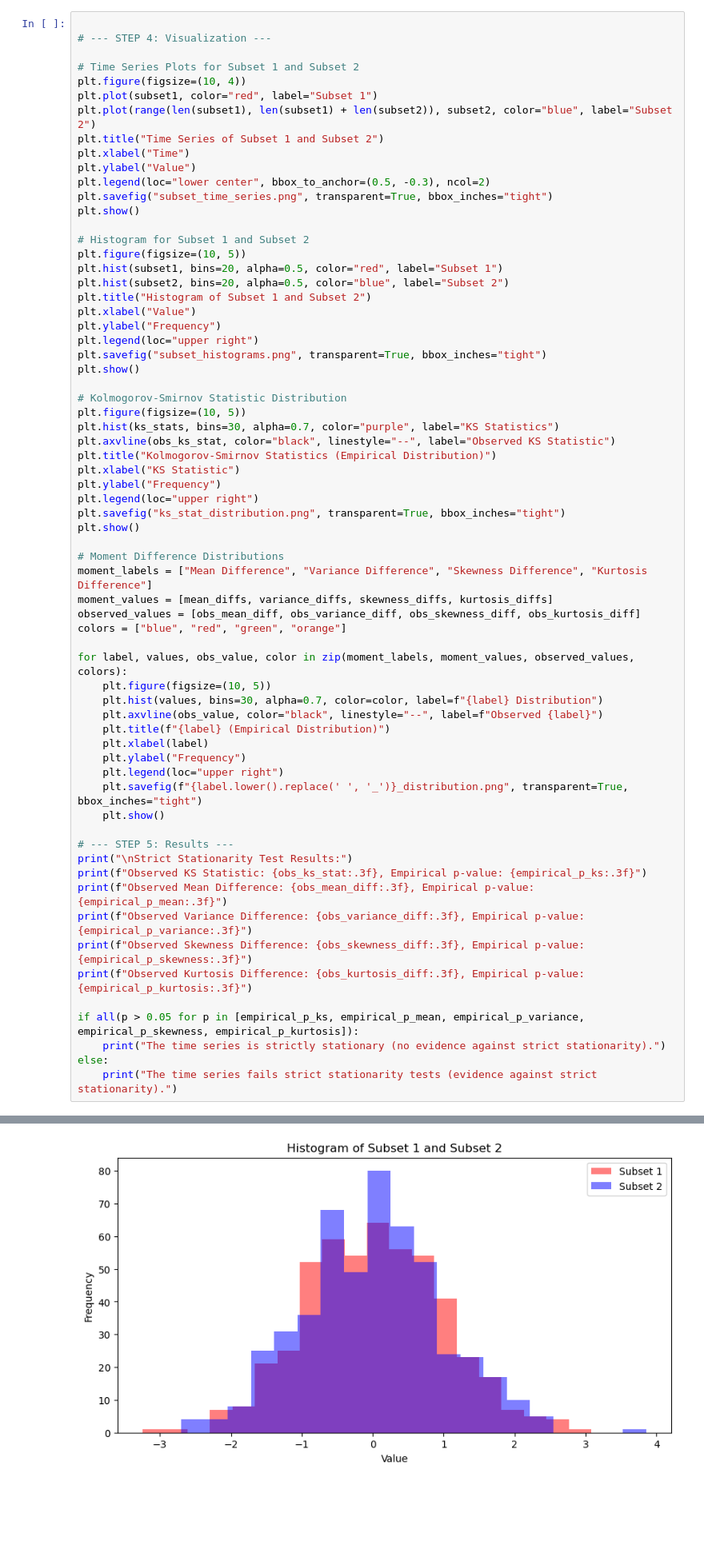
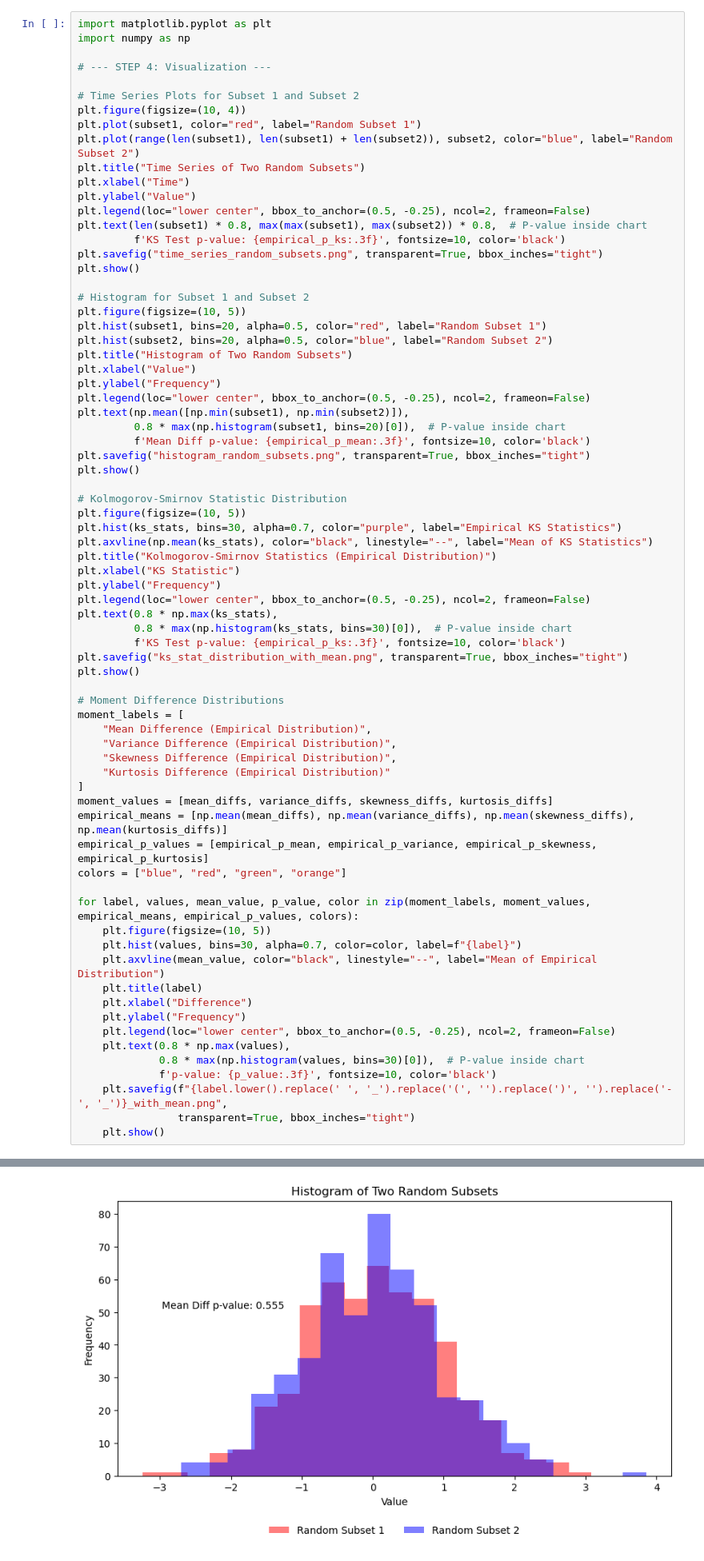
Before and after one commit to QuantLet/ATSSB-Applied-Time-Series-Solutions-Book, a Jupyter notebook: ATSSB-Stationarity/20250121 Pytsa Stationarity.ipynb, the cells around one changed output, grey strips where cells are left out. Shown at 80% size. Saved outputs shown, nothing was run; the diff lists cells and outputs as text; blank space fills up the shorter version.

```diff
--- a/ATSSB-Stationarity/20250121 Pytsa Stationarity.ipynb
+++ b/ATSSB-Stationarity/20250121 Pytsa Stationarity.ipynb
@@ -137,69 +137,76 @@ empirical_p_variance = np.mean([diff >= obs_variance_diff for diff in variance_d
 empirical_p_skewness = np.mean([diff >= obs_skewness_diff for diff in skewness_diffs])
 empirical_p_kurtosis = np.mean([diff >= obs_kurtosis_diff for diff in kurtosis_diffs])
 # %%
+import matplotlib.pyplot as plt
+import numpy as np
 
 # --- STEP 4: Visualization ---
 
 # Time Series Plots for Subset 1 and Subset 2
 plt.figure(figsize=(10, 4))
-plt.plot(subset1, color="red", label="Subset 1")
-plt.plot(range(len(subset1), len(subset1) + len(subset2)), subset2, color="blue", label="Subset 2")
-plt.title("Time Series of Subset 1 and Subset 2")
+plt.plot(subset1, color="red", label="Random Subset 1")
+plt.plot(range(len(subset1), len(subset1) + len(subset2)), subset2, color="blue", label="Random Subset 2")
+plt.title("Time Series of Two Random Subsets")
 plt.xlabel("Time")
 plt.ylabel("Value")
-plt.legend(loc="lower center", bbox_to_anchor=(0.5, -0.3), ncol=2)
-plt.savefig("subset_time_series.png", transparent=True, bbox_inches="tight")
+plt.legend(loc="lower center", bbox_to_anchor=(0.5, -0.25), ncol=2, frameon=False)
+plt.text(len(subset1) * 0.8, max(max(subset1), max(subset2)) * 0.8,  # P-value inside chart
+         f'KS Test p-value: {empirical_p_ks:.3f}', fontsize=10, color='black')
+plt.savefig("time_series_random_subsets.png", transparent=True, bbox_inches="tight")
 plt.show()
 
 # Histogram for Subset 1 and Subset 2
 plt.figure(figsize=(10, 5))
-plt.hist(subset1, bins=20, alpha=0.5, color="red", label="Subset 1")
-plt.hist(subset2, bins=20, alpha=0.5, color="blue", label="Subset 2")
-plt.title("Histogram of Subset 1 and Subset 2")
+plt.hist(subset1, bins=20, alpha=0.5, color="red", label="Random Subset 1")
+plt.hist(subset2, bins=20, alpha=0.5, color="blue", label="Random Subset 2")
+plt.title("Histogram of Two Random Subsets")
 plt.xlabel("Value")
 plt.ylabel("Frequency")
-plt.legend(loc="upper right")
-plt.savefig("subset_histograms.png", transparent=True, bbox_inches="tight")
+plt.legend(loc="lower center", bbox_to_anchor=(0.5, -0.25), ncol=2, frameon=False)
+plt.text(np.mean([np.min(subset1), np.min(subset2)]),
+         0.8 * max(np.histogram(subset1, bins=20)[0]),  # P-value inside chart
+         f'Mean Diff p-value: {empirical_p_mean:.3f}', fontsize=10, color='black')
+plt.savefig("histogram_random_subsets.png", transparent=True, bbox_inches="tight")
 plt.show()
 
 # Kolmogorov-Smirnov Statistic Distribution
 plt.figure(figsize=(10, 5))
-plt.hist(ks_stats, bins=30, alpha=0.7, color="purple", label="KS Statistics")
-plt.axvline(obs_ks_stat, color="black", linestyle="--", label="Observed KS Statistic")
+plt.hist(ks_stats, bins=30, alpha=0.7, color="purple", label="Empirical KS Statistics")
+plt.axvline(np.mean(ks_stats), color="black", linestyle="--", label="Mean of KS Statistics")
 plt.title("Kolmogorov-Smirnov Statistics (Empirical Distribution)")
 plt.xlabel("KS Statistic")
 plt.ylabel("Frequency")
-plt.legend(loc="upper right")
-plt.savefig("ks_stat_distribution.png", transparent=True, bbox_inches="tight")
+plt.legend(loc="lower center", bbox_to_anchor=(0.5, -0.25), ncol=2, frameon=False)
+plt.text(0.8 * np.max(ks_stats),
+         0.8 * max(np.histogram(ks_stats, bins=30)[0]),  # P-value inside chart
+         f'KS Test p-value: {empirical_p_ks:.3f}', fontsize=10, color='black')
+plt.savefig("ks_stat_distribution_with_mean.png", transparent=True, bbox_inches="tight")
 plt.show()
 
 # Moment Difference Distributions
-moment_labels = ["Mean Difference", "Variance Difference", "Skewness Difference", "Kurtosis Difference"]
+moment_labels = [
+    "Mean Difference (Empirical Distribution)",
+    "Variance Difference (Empirical Distribution)",
+    "Skewness Difference (Empirical Distribution)",
+    "Kurtosis Difference (Empirical Distribution)"
+]
 moment_values = [mean_diffs, variance_diffs, skewness_diffs, kurtosis_diffs]
-observed_values = [obs_mean_diff, obs_variance_diff, obs_skewness_diff, obs_kurtosis_diff]
+empirical_means = [np.mean(mean_diffs), np.mean(variance_diffs), np.mean(skewness_diffs), np.mean(kurtosis_diffs)]
+empirical_p_values = [empirical_p_mean, empirical_p_variance, empirical_p_skewness, empirical_p_kurtosis]
 colors = ["blue", "red", "green", "orange"]
 
-for label, values, obs_value, color in zip(moment_labels, moment_values, observed_values, colors):
+for label, values, mean_value, p_value, color in zip(moment_labels, moment_values, empirical_means, empirical_p_values, colors):
     plt.figure(figsize=(10, 5))
-    plt.hist(values, bins=30, alpha=0.7, color=color, label=f"{label} Distribution")
-    plt.axvline(obs_value, color="black", linestyle="--", label=f"Observed {label}")
-    plt.title(f"{label} (Empirical Distribution)")
-    plt.xlabel(label)
+    plt.hist(values, bins=30, alpha=0.7, color=color, label=f"{label}")
+    plt.axvline(mean_value, color="black", linestyle="--", label="Mean of Empirical Distribution")
+    plt.title(label)
+    plt.xlabel("Difference")
     plt.ylabel("Frequency")
-    plt.legend(loc="upper right")
-    plt.savefig(f"{label.lower().replace(' ', '_')}_distribution.png", transparent=True, bbox_inches="tight")
+    plt.legend(loc="lower center", bbox_to_anchor=(0.5, -0.25), ncol=2, frameon=False)
+    plt.text(0.8 * np.max(values),
+             0.8 * max(np.histogram(values, bins=30)[0]),  # P-value inside chart
+             f'p-value: {p_value:.3f}', fontsize=10, color='black')
+    plt.savefig(f"{label.lower().replace(' ', '_').replace('(', '').replace(')', '').replace('-', '_')}_with_mean.png",
+                transparent=True, bbox_inches="tight")
     plt.show()
-
-# --- STEP 5: Results ---
-print("\nStrict Stationarity Test Results:")
-print(f"Observed KS Statistic: {obs_ks_stat:.3f}, Empirical p-value: {empirical_p_ks:.3f}")
-print(f"Observed Mean Difference: {obs_mean_diff:.3f}, Empirical p-value: {empirical_p_mean:.3f}")
-print(f"Observed Variance Difference: {obs_variance_diff:.3f}, Empirical p-value: {empirical_p_variance:.3f}")
-print(f"Observed Skewness Difference: {obs_skewness_diff:.3f}, Empirical p-value: {empirical_p_skewness:.3f}")
-print(f"Observed Kurtosis Difference: {obs_kurtosis_diff:.3f}, Empirical p-value: {empirical_p_kurtosis:.3f}")
-
-if all(p > 0.05 for p in [empirical_p_ks, empirical_p_mean, empirical_p_variance, empirical_p_skewness, empirical_p_kurtosis]):
-    print("The time series is strictly stationary (no evidence against strict stationarity).")
-else:
-    print("The time series fails strict stationarity tests (evidence against strict stationarity).")
 # %% [output]
@@ -207 +214 @@ else:
-[figure, old version]
+[figure, new version]
```
Also changed, not shown: parts of 2 cells of this notebook.
